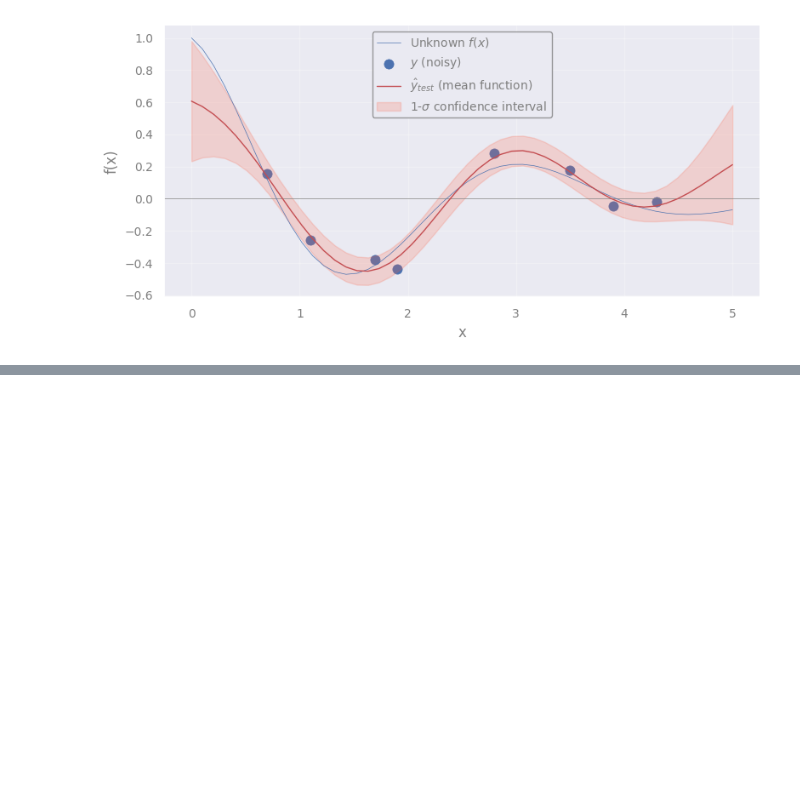
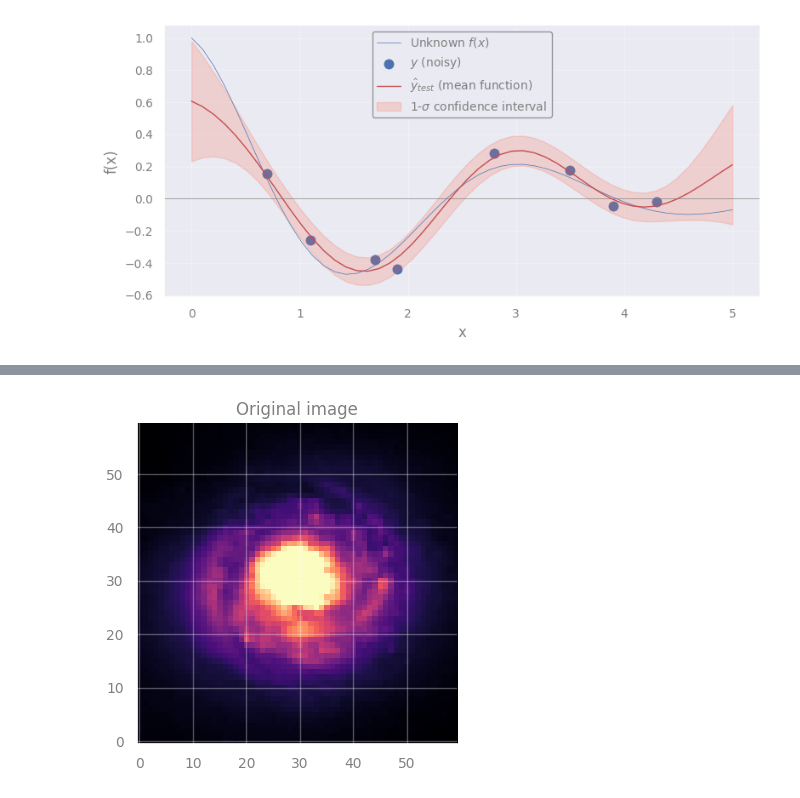
Before and after one commit to AstroStat-Academy/astrostat-school-7, a Jupyter notebook: Gaussian_Processes/Gaussian_Processes_answerkey.ipynb, the cells around one changed output, grey strips where cells are left out. Drawn from its saved outputs; the diff is of its cells as text; code cells hidden in the pictures; blank space fills up the shorter version.

```diff
--- a/Gaussian_Processes/Gaussian_Processes_answerkey.ipynb
+++ b/Gaussian_Processes/Gaussian_Processes_answerkey.ipynb
@@ -732,0 +742,37 @@ plt.show()
+# %%
+from astropy.io import fits
+from astropy.visualization import ZScaleInterval
+import requests
+from io import BytesIO
+from skimage.transform import rescale
+
+# Download NGC 1300 galaxy image from HST archive (FITS format)
+fits_url = "https://hla.stsci.edu/cgi-bin/fitscut.cgi?red=hst_08597_11_wfpc2_f606w_pc&size=ALL&format=fits&config=ops"
+response = requests.get(fits_url)
+fits_file = BytesIO(response.content)
+
+# Load the FITS image
+data_fits = fits.getdata(fits_file)
+
+# Crop image around galaxy
+data_crop = data_fits[350:650, 425:725]
+
+# Downscale the image (for faster computations)
+scale_factor = 5
+data = rescale(data_crop, 1/scale_factor, anti_aliasing=True, preserve_range=True).astype(data_crop.dtype)
+
+# > Figure
+fig, axes = plt.subplots(nrows=1, ncols=1)
+axes = [axes]
+
+# Apply ZScale interval for color scaling
+interval = ZScaleInterval()
+vmin, vmax = interval.get_limits(data)
+
+axes[0].set_title("Original image", fontsize=12)
+axes[0].imshow(data, cmap='magma', origin='lower', vmin=vmin, vmax=vmax)
+
+plt.tight_layout()
+plt.show()
+# %% [output]
+[figure, added]
```
Also changed, not shown: parts of 16 cells of this notebook.
